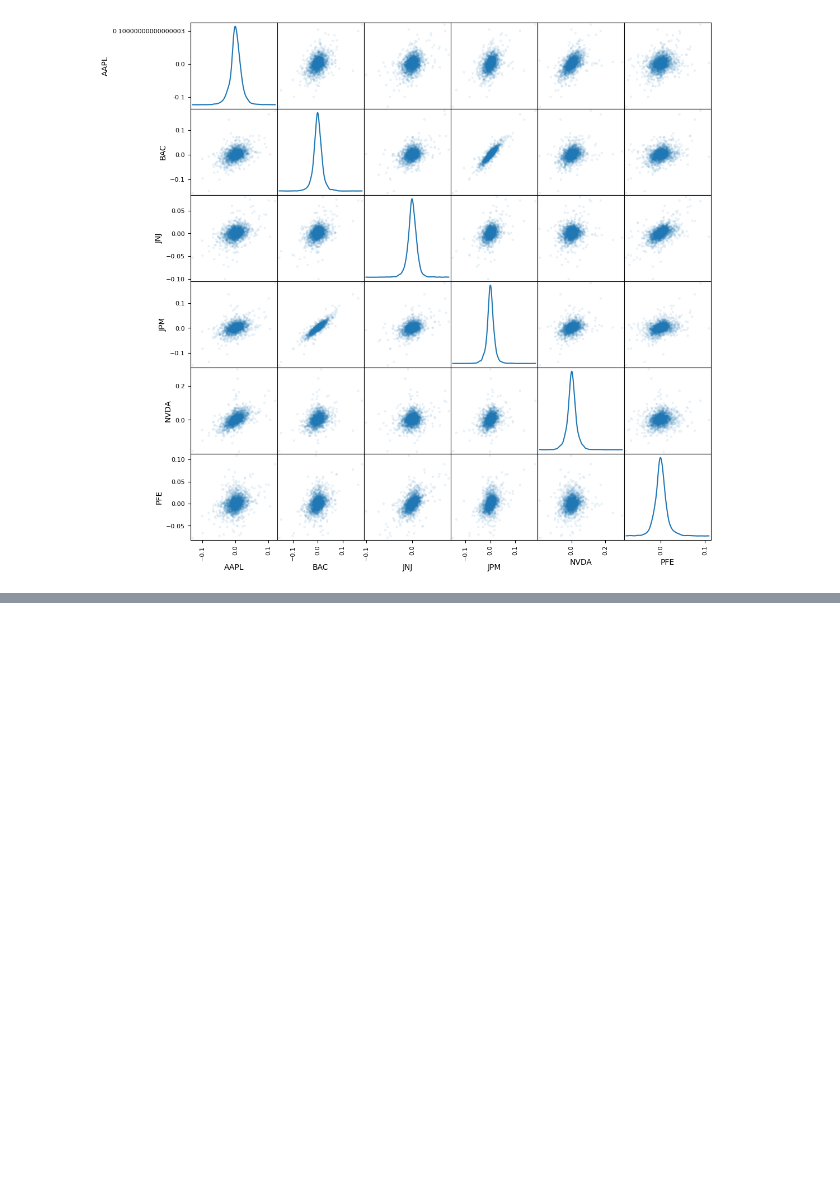
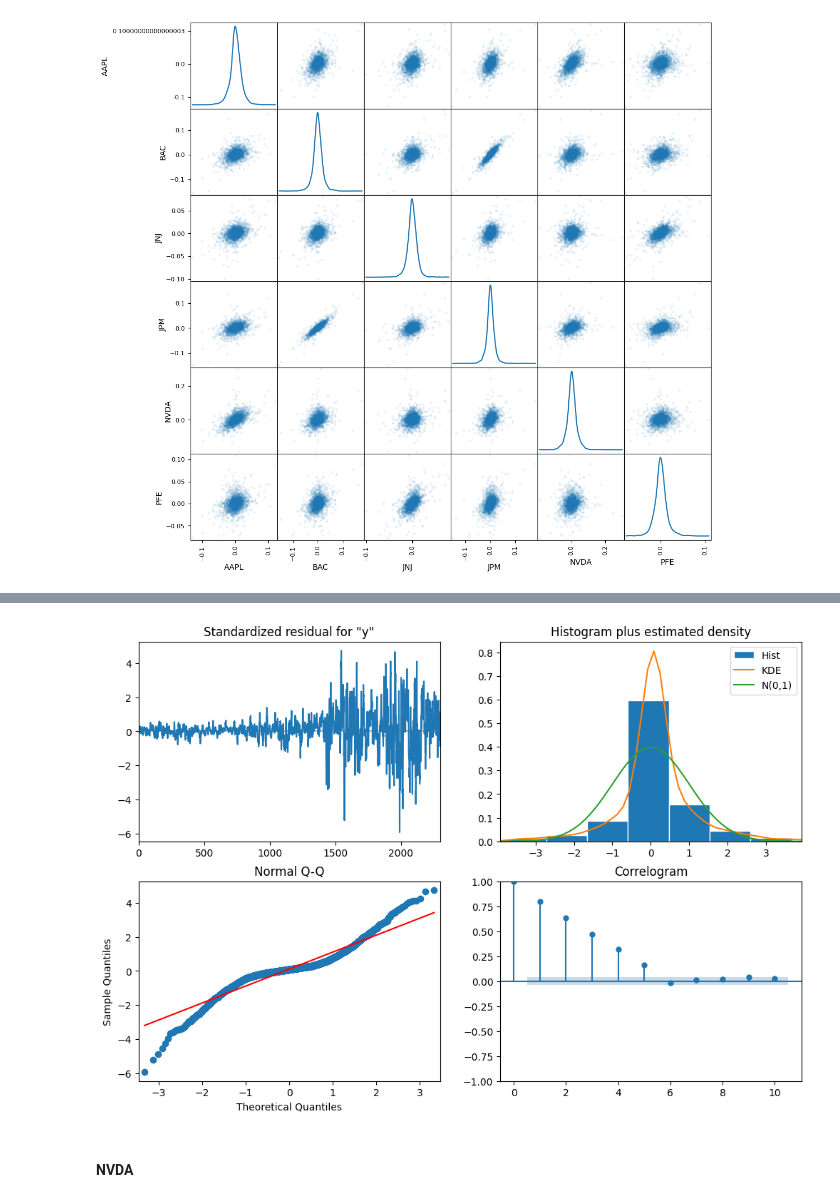
Before and after one commit to PaoloCisly/progetto_bisf, a Jupyter notebook: progetto.ipynb, the cells around one changed output, grey strips where cells are left out. Saved outputs shown, nothing was run; the diff lists cells and outputs as text; code cells hidden in the pictures; blank space fills up the shorter version.

```diff
--- a/progetto.ipynb
+++ b/progetto.ipynb
@@ -441,0 +449,16 @@ _ = pd.plotting.scatter_matrix(daily_pct_change, diagonal='kde', alpha=0.1, figs
+# %%
+def split_data(df, train_months=80, validation_months=30, test_months=10):
+    total_months = train_months + validation_months + test_months
+    days_in_month = round(len(df) / total_months)
+
+    train_days = train_months * days_in_month
+    validation_days = validation_months * days_in_month
+
+    train_df = df.iloc[:train_days]
+    validation_df = df.iloc[train_days:train_days + validation_days]
+    test_df = df.iloc[train_days + validation_days:]
+
+    return train_df, validation_df, test_df
+# %%
+# Suddivisione dei dati
+train_df, validation_df, test_df = split_data(daily_close_px)
@@ -441,0 +519,13 @@ _ = pd.plotting.scatter_matrix(daily_pct_change, diagonal='kde', alpha=0.1, figs
+# %%
+# find the best model for each stock
+best_models = {}
+for ticker in daily_close_px.columns:
+    print(f"\nGrid search for {ticker}...")
+    order, seasonal_order, mse = sarimax_grid_search(train_df[ticker], validation_df[ticker], ticker)
+    best_models[ticker] = {
+        "order": order,
+        "seasonal_order": seasonal_order,
+        "mse": mse
+    }
+    print('SARIMAX {}x{}'.format(order, seasonal_order))
+    print('Lowest RMSE: %.3f'%np.sqrt(mse))
@@ -441,0 +558,10 @@ _ = pd.plotting.scatter_matrix(daily_pct_change, diagonal='kde', alpha=0.1, figs
+# %%
+models = {}
+for ticker in daily_close_px.columns:
+    order = best_models[ticker]['order']
+    seasonal_order = best_models[ticker]['seasonal_order']
+    model = SARIMAX(np.append(train_df[ticker], validation_df[ticker]),
+                    order=order, seasonal_order=seasonal_order,
+                    enforce_stationarity=False, enforce_invertibility=False)
+    model_result = model.fit(disp=False)
+    models[ticker] = model_result
@@ -441,0 +590,6 @@ _ = pd.plotting.scatter_matrix(daily_pct_change, diagonal='kde', alpha=0.1, figs
+# %%
+models['AAPL'].plot_diagnostics(figsize=(12,8));
+# %% [output]
+[figure, added]
+# %% [markdown]
+#### NVDA
```
Also changed, not shown: parts of 57 cells of this notebook, 21 other files.
